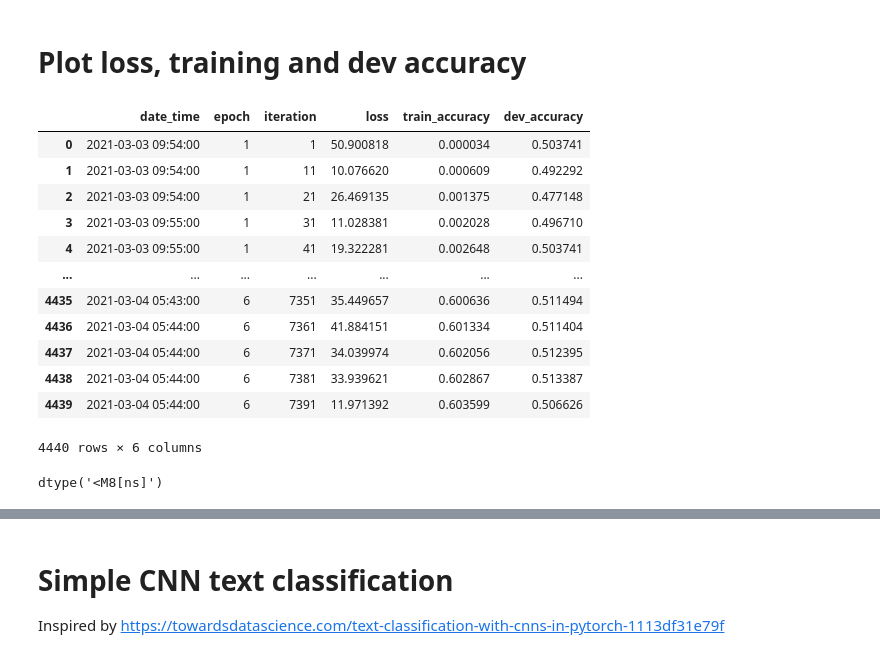
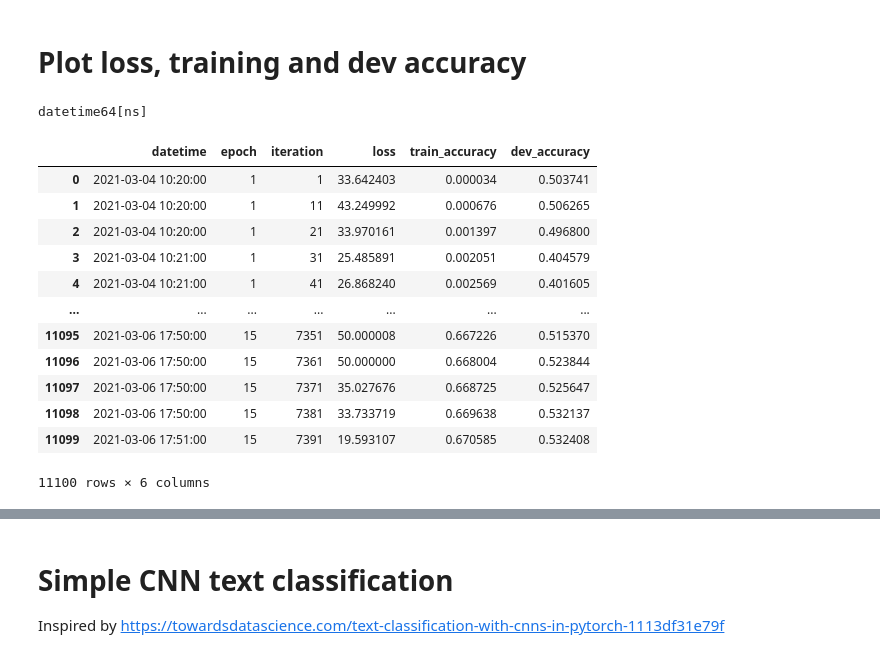
Before and after one commit to michaelmilleryoder/tumblr_community_identity, a Jupyter notebook: jupyter/pytorch_reblog_prediction.ipynb, the cells around one changed output, grey strips where cells are left out. Drawn from its saved outputs; the diff is of its cells as text; code cells hidden in the pictures.

```diff
--- a/jupyter/pytorch_reblog_prediction.ipynb
+++ b/jupyter/pytorch_reblog_prediction.ipynb
@@ -2,30 +2,26 @@
 # Plot loss, training and dev accuracy
 # %%
 import pandas as pd
-# log_fpath = '/projects/tumblr_community_identity/log/model2021-03-03_09-53.csv'
-log = pd.read_csv(log_fpath, parse_dates=[[0, 1]], infer_datetime_format=True)
-# log = pd.read_csv(log_fpath)
-# print(log.date.dtype)
-# print(log.time.dtype)
+log_fpath = '/projects/tumblr_community_identity/log/model2021-03-04_10-18.csv'
+# log = pd.read_csv(log_fpath, parse_dates=[[0, 1]], infer_datetime_format=True)
+log = pd.read_csv(log_fpath, parse_dates=['datetime'])
+print(log.datetime.dtype)
 log
 # %% [output]
+datetime64[ns]
-|  | date_time | epoch | iteration | loss | train_accuracy | dev_accuracy |
-| 0 | 2021-03-03 09:54:00 | 1 | 1 | 50.900818 | 0.000034 | 0.503741 |
-| 1 | 2021-03-03 09:54:00 | 1 | 11 | 10.076620 | 0.000609 | 0.492292 |
-| 2 | 2021-03-03 09:54:00 | 1 | 21 | 26.469135 | 0.001375 | 0.477148 |
-| 3 | 2021-03-03 09:55:00 | 1 | 31 | 11.028381 | 0.002028 | 0.496710 |
-| 4 | 2021-03-03 09:55:00 | 1 | 41 | 19.322281 | 0.002648 | 0.503741 |
+|  | datetime | epoch | iteration | loss | train_accuracy | dev_accuracy |
+| 0 | 2021-03-04 10:20:00 | 1 | 1 | 33.642403 | 0.000034 | 0.503741 |
+| 1 | 2021-03-04 10:20:00 | 1 | 11 | 43.249992 | 0.000676 | 0.506265 |
+| 2 | 2021-03-04 10:20:00 | 1 | 21 | 33.970161 | 0.001397 | 0.496800 |
+| 3 | 2021-03-04 10:21:00 | 1 | 31 | 25.485891 | 0.002051 | 0.404579 |
+| 4 | 2021-03-04 10:21:00 | 1 | 41 | 26.868240 | 0.002569 | 0.401605 |
 | ... | ... | ... | ... | ... | ... | ... |
-| 4435 | 2021-03-04 05:43:00 | 6 | 7351 | 35.449657 | 0.600636 | 0.511494 |
-| 4436 | 2021-03-04 05:44:00 | 6 | 7361 | 41.884151 | 0.601334 | 0.511404 |
-| 4437 | 2021-03-04 05:44:00 | 6 | 7371 | 34.039974 | 0.602056 | 0.512395 |
-| 4438 | 2021-03-04 05:44:00 | 6 | 7381 | 33.939621 | 0.602867 | 0.513387 |
-| 4439 | 2021-03-04 05:44:00 | 6 | 7391 | 11.971392 | 0.603599 | 0.506626 |
+| 11095 | 2021-03-06 17:50:00 | 15 | 7351 | 50.000008 | 0.667226 | 0.515370 |
+| 11096 | 2021-03-06 17:50:00 | 15 | 7361 | 50.000000 | 0.668004 | 0.523844 |
+| 11097 | 2021-03-06 17:50:00 | 15 | 7371 | 35.027676 | 0.668725 | 0.525647 |
+| 11098 | 2021-03-06 17:50:00 | 15 | 7381 | 33.733719 | 0.669638 | 0.532137 |
+| 11099 | 2021-03-06 17:51:00 | 15 | 7391 | 19.593107 | 0.670585 | 0.532408 |
-4440 rows × 6 columns
+11100 rows × 6 columns
-# %%
-log.date_time.dtype
-# %% [output]
-dtype('<M8[ns]')
 # %%
 # Calculate time/epoch
 log.rename(columns={'date_time': 'datetime'}, inplace=True)
```
Also changed, not shown: parts of 4 cells of this notebook.
